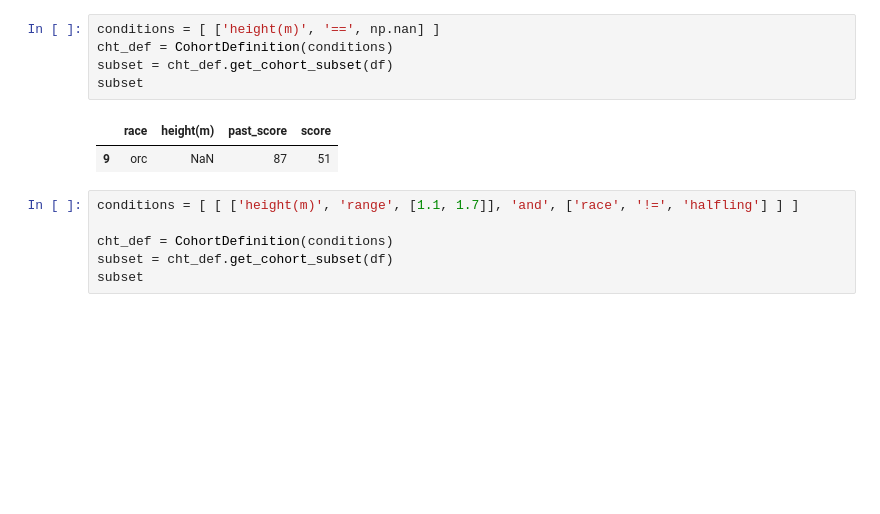
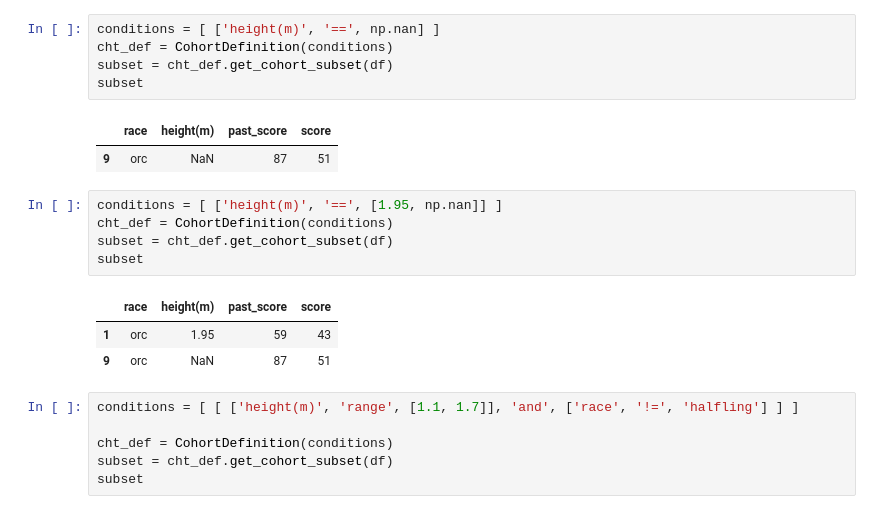
Before and after one commit to microsoft/responsible-ai-toolbox-mitigations, a Jupyter notebook: notebooks/cohort/cohort_definition.ipynb, the cells around one changed output. Cells and saved outputs as stored; diff of their text form; blank space fills up the shorter version.

```diff
--- a/notebooks/cohort/cohort_definition.ipynb
+++ b/notebooks/cohort/cohort_definition.ipynb
@@ -101,6 +101,15 @@ subset
 # %% [output]
 |  | race | height(m) | past_score | score |
 | 9 | orc | NaN | 87 | 51 |
+# %%
+conditions = [ ['height(m)', '==', [1.95, np.nan]] ]
+cht_def = CohortDefinition(conditions)
+subset = cht_def.get_cohort_subset(df)
+subset
+# %% [output]
+|  | race | height(m) | past_score | score |
+| 1 | orc | 1.95 | 59 | 43 |
+| 9 | orc | NaN | 87 | 51 |
 # %%
 conditions = [ [ ['height(m)', 'range', [1.1, 1.7]], 'and', ['race', '!=', 'halfling'] ] ]
 
```
Also changed, not shown: parts of 5 cells of this notebook, 15 other files.
